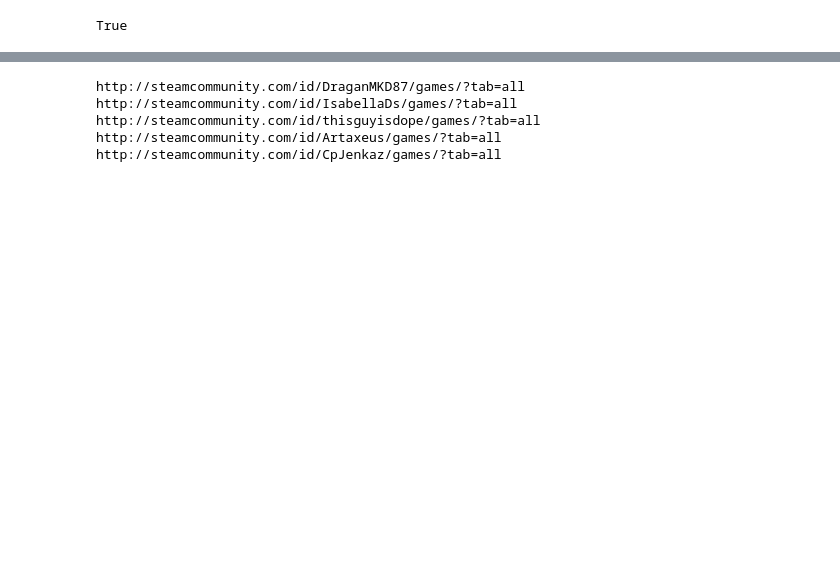
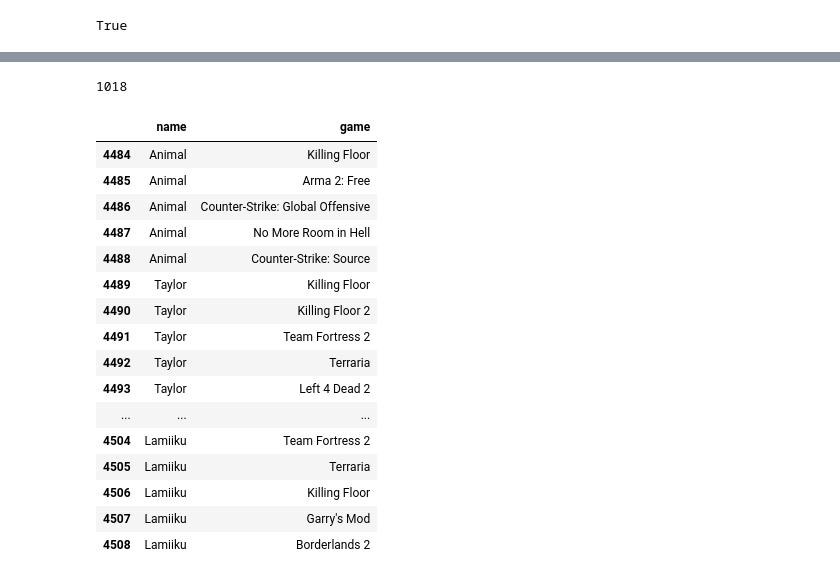
Before and after one commit to goldstar616/solo_project, a Jupyter notebook: steam_analysis_project.ipynb, the cells around one changed output, grey strips where cells are left out. Cells and saved outputs as stored; diff of their text form; code cells hidden in the pictures; blank space fills up the shorter version.

Commit message:
2016.03.24 recommendation 용 owner data 생성까지

```diff
--- a/steam_analysis_project.ipynb
+++ b/steam_analysis_project.ipynb
@@ -500,0 +614,4 @@ http://steamcommunity.com/id/Lamiiku/games/?tab=all
+# %%
+f = open("reviewer_df_pickle.txt")
+reviewer_df = pickle.load(f)
+f.close()
@@ -500,0 +622,22 @@ http://steamcommunity.com/id/Lamiiku/games/?tab=all
+# %%
+driver = webdriver.Firefox()
+
+owner_df = pd.DataFrame(columns=['name', 'game'])
+owner_list = []
+
+for i, row in reviewer_df.iterrows():
+    try:
+        driver.get(row['reviewer_link'] + "games/?tab=all")
+        game_elements = driver.find_elements_by_css_selector("div#games_list_rows div.gameListRowItemName.ellipsis ")
+        one_owner_list = []
+        for game_element in game_elements[:5]:
+            game = game_element.text
+            one_owner_list.append(game)
+            #print(game)
+            owner_df.loc[len(owner_df)] = [row['reviewer'], game]
+        #if(one_owner_list == []):
+        owner_list.append(one_owner_list)
+        print(row['reviewer'])
+    except UnexpectedAlertPresentException:
+        pass
+driver.quit()
@@ -500,0 +662,24 @@ http://steamcommunity.com/id/Lamiiku/games/?tab=all
+# %%
+len(owner_list)
+# %% [output]
+1018
+# %%
+owner_df.tail(25)
+# %% [output]
+|  | name | game |
+| 4484 | Animal | Killing Floor |
+| 4485 | Animal | Arma 2: Free |
+| 4486 | Animal | Counter-Strike: Global Offensive |
+| 4487 | Animal | No More Room in Hell |
+| 4488 | Animal | Counter-Strike: Source |
+| 4489 | Taylor | Killing Floor |
+| 4490 | Taylor | Killing Floor 2 |
+| 4491 | Taylor | Team Fortress 2 |
+| 4492 | Taylor | Terraria |
+| 4493 | Taylor | Left 4 Dead 2 |
+| ... | ... | ... |
+| 4504 | Lamiiku | Team Fortress 2 |
+| 4505 | Lamiiku | Terraria |
+| 4506 | Lamiiku | Killing Floor |
+| 4507 | Lamiiku | Garry's Mod |
+| 4508 | Lamiiku | Borderlands 2 |
@@ -501,14 +693,8 @@ http://steamcommunity.com/id/Lamiiku/games/?tab=all
 # %%
 driver = webdriver.Firefox()
-driver.get("http://store.steampowered.com/app/730/")
-reviewer_elements = driver.find_elements_by_css_selector("div#Reviewsall0 div.num_owned_games a")
-for reviewer_element in reviewer_elements:
-    reviewer = reviewer_element.get_attribute('href')
-    print(reviewer)
-driver.quit()
+try:
+    driver.get("http://store.steampowered.com/app/109600/")
+    reviewer_elements = driver.find_elements_by_css_selector("div#Reviewsall0 div.persona_name a")
+    reviewer_name = reviewer_elements[2].text
+except UnexpectedAlertPresentException:
+    pass
-# %% [output]
-http://steamcommunity.com/id/DraganMKD87/games/?tab=all
-http://steamcommunity.com/id/IsabellaDs/games/?tab=all
-http://steamcommunity.com/id/thisguyisdope/games/?tab=all
-http://steamcommunity.com/id/Artaxeus/games/?tab=all
-http://steamcommunity.com/id/CpJenkaz/games/?tab=all
```
Also changed, not shown: parts of 50 cells of this notebook.
